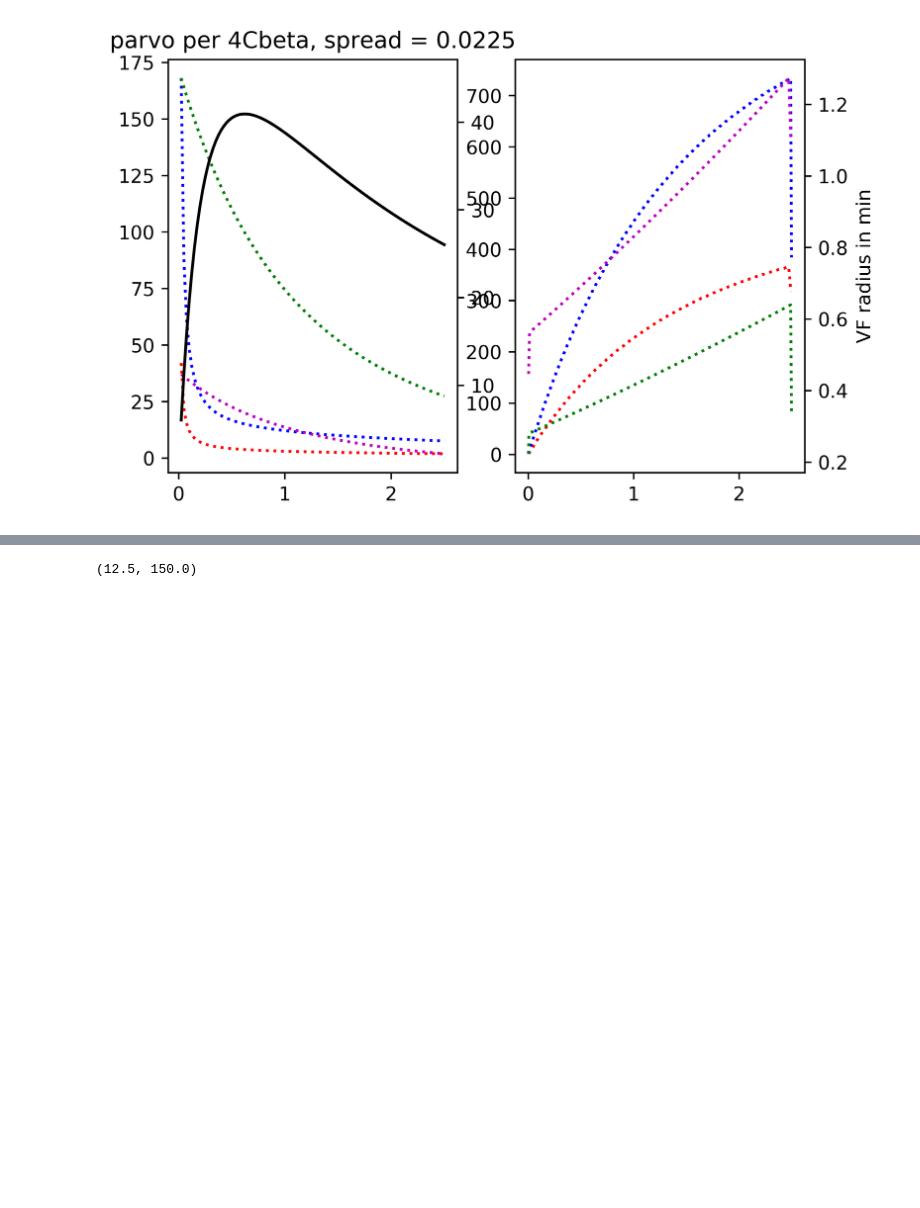
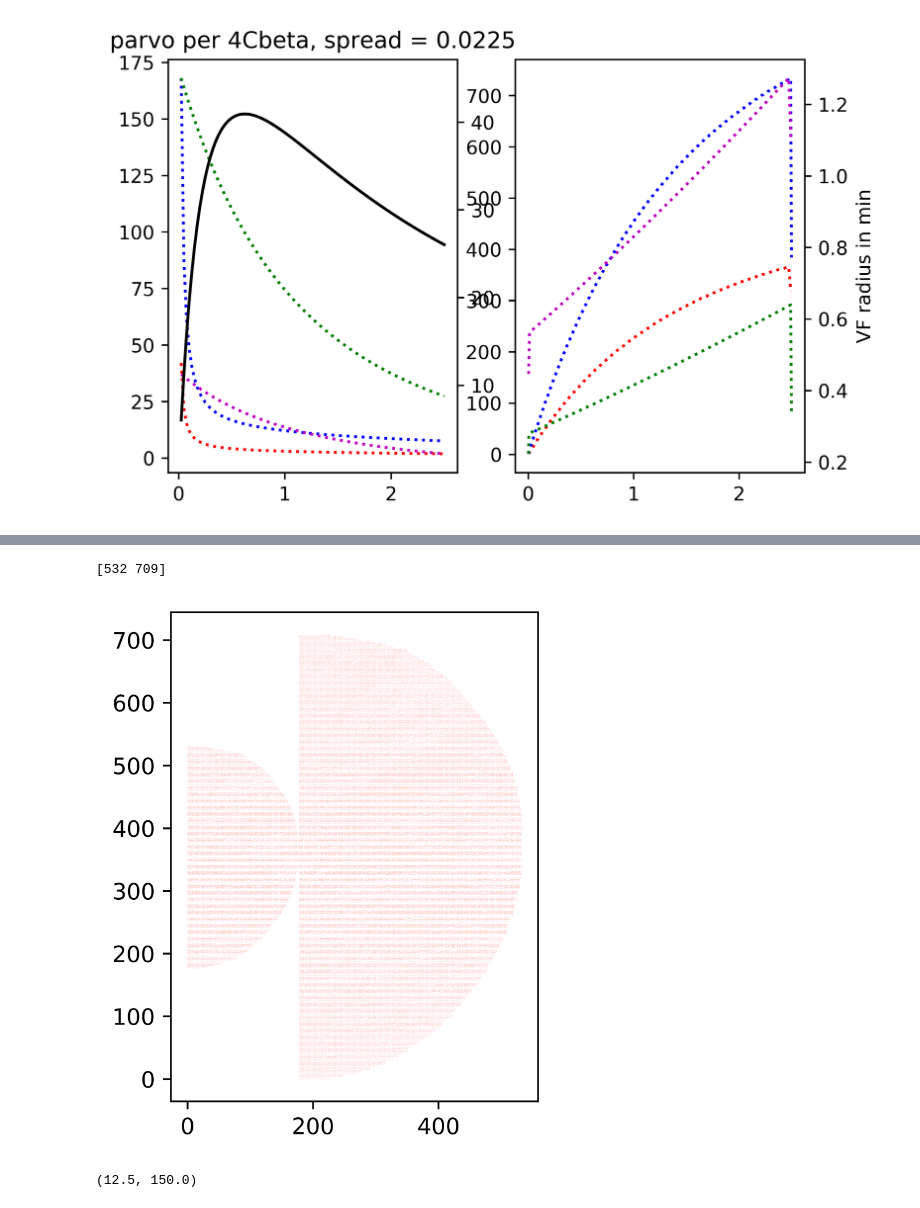
Before and after one commit to g13/patchV1, a Jupyter notebook: macro.ipynb, the cells around one changed output, grey strips where cells are left out. Drawn from its saved outputs; the diff is of its cells as text; code cells hidden in the pictures; blank space fills up the shorter version.

```diff
--- a/macro.ipynb
+++ b/macro.ipynb
@@ -468,11 +511,13 @@ parvo_pos_I5_file = 'parvo_pos_I5_uniform.bin'
 with open(parvo_pos_I5_file, 'wb') as f:
     np.array([nparvo_I5], dtype = 'u4').tofile(f)
     parvo_pos_I5_uniform.tofile(f)
+    RG_OnOff_I5.astype('u4').tofile(f)
 
 parvo_pos_C6_file = 'parvo_pos_C6_uniform.bin'
 with open(parvo_pos_C6_file, 'wb') as f:
     np.array([nparvo_C6], dtype = 'u4').tofile(f)
     parvo_pos_C6_uniform.tofile(f)
+    RG_OnOff_C6.astype('u4').tofile(f)
 # %%
 """
 parvo_pos_I5_file = 'parvo_pos_I5.bin'
@@ -527,3 +559,26 @@ ipdb>  q
+# %%
+# reorder old LGN_surfaceID.bin, one-time usage
+nLGN = nparvo_I5 + nparvo_C6
+with open('LGN_surfaceID.bin', 'rb') as f:
+    max_id = np.fromfile(f, 'u4', 2)
+    LGN_surfaceID = np.fromfile(f, 'i4', 2*nLGN).reshape(2,nLGN)
+print(max_id)
+LGN_id_I5 = LGN_surfaceID[:, :nparvo_I5]
+LGN_id_C6 = LGN_surfaceID[:, nparvo_I5:]
+LGN_newID = np.zeros((2,nLGN), dtype = 'i4')
+LGN_newID[:, :nparvo_I5] = reorder(LGN_id_I5, RG_OnOff_I5, 4)
+LGN_newID[:, nparvo_I5:] = reorder(LGN_id_C6, RG_OnOff_C6, 4)
+
+fig = plt.figure('LGN_ID', dpi = 1000)
+ax = fig.add_subplot(111)
+ax.plot(LGN_newID[0,:],LGN_newID[1,:],',r', ms = 0.1)
+ax.set_aspect('equal')
+with open('LGN_surfaceID.bin', 'wb') as f:
+    max_id.astype('u4').tofile(f)
+    LGN_newID.tofile(f)
+# %% [output]
+[532 709]
+[figure, added]
 # %%
 def area(raxn, rden, d):
     area = np.zeros(d.size)
```
Also changed, not shown: parts of 7 cells of this notebook, 1 other file.
